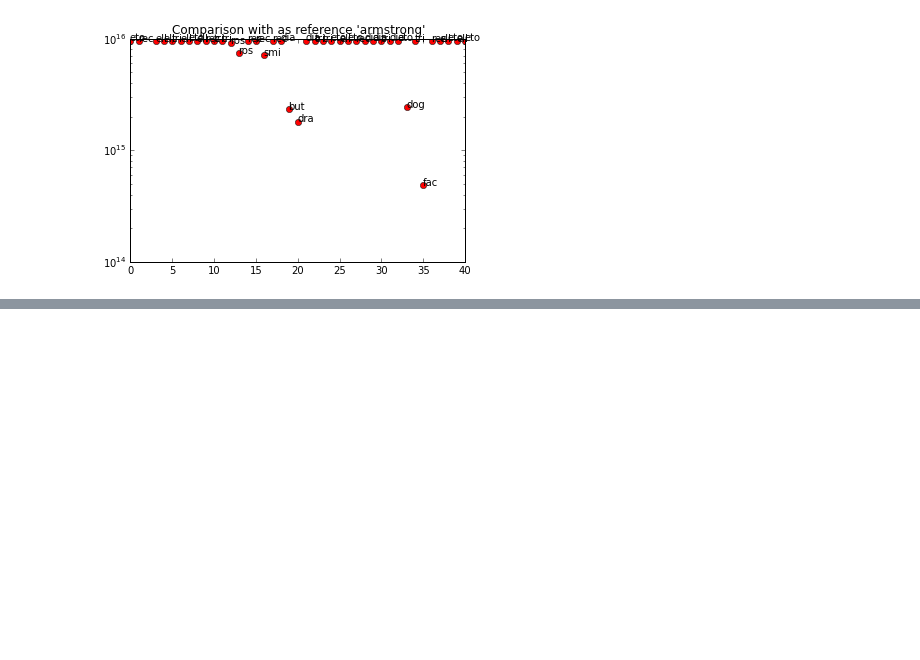
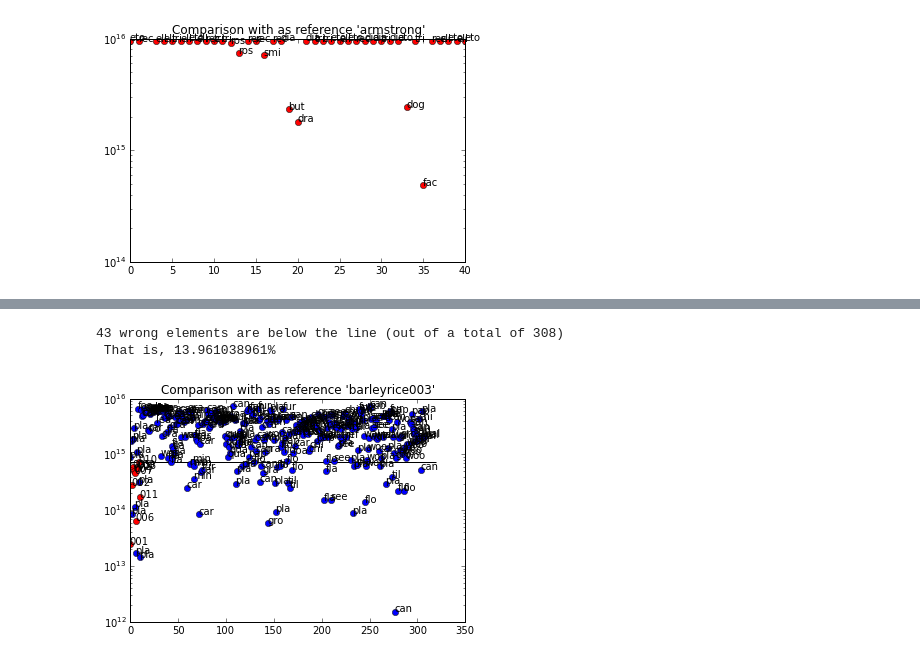
Before and after one commit to disabledalpha/iPython-Notebooks, a Jupyter notebook: Invariants computation.ipynb, the cells around one changed output, grey strips where cells are left out. Saved outputs shown, nothing was run; the diff lists cells and outputs as text; code cells hidden in the pictures; blank space fills up the shorter version.

```diff
--- a/Invariants computation.ipynb
+++ b/Invariants computation.ipynb
@@ -502,0 +672,6 @@ bispectral_plot(bispectrums, comparison='armstrong')
+# %%
+bispectral_plot_texture(texture_bispectrums, comparison='barleyrice003')
+# %% [output]
+43 wrong elements are below the line (out of a total of 308)
+ That is, 13.961038961%
+[figure, added]
```
Also changed, not shown: parts of 31 cells of this notebook, 1 other file.
